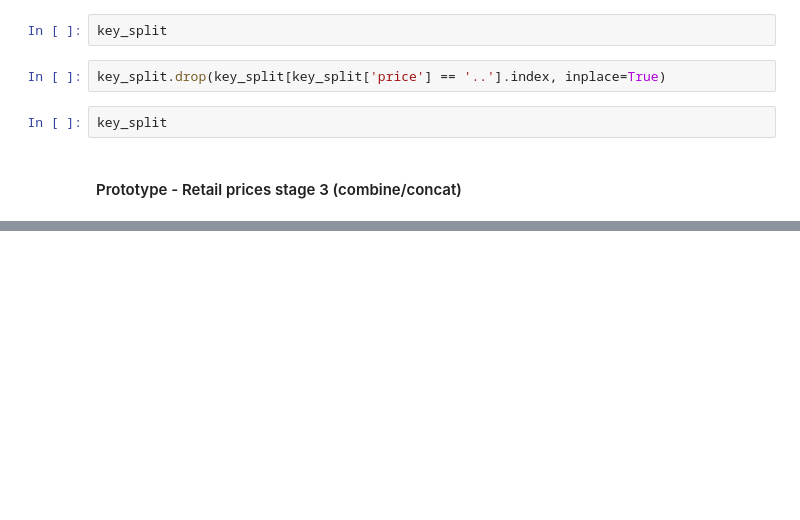
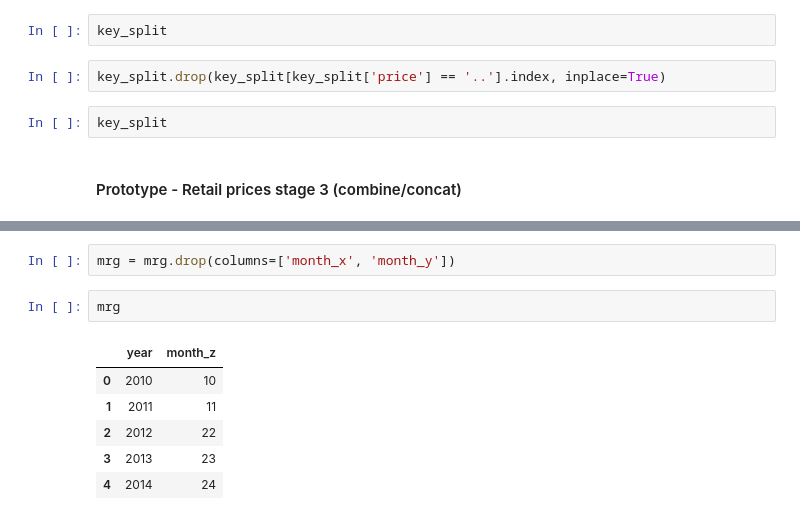
Before and after one commit to emmanresu/Thesis-Keras, a Jupyter notebook: prototype/requests_prototype.ipynb, the cells around one changed output, grey strips where cells are left out. Saved outputs shown, nothing was run; the diff lists cells and outputs as text; blank space fills up the shorter version.

```diff
--- a/prototype/requests_prototype.ipynb
+++ b/prototype/requests_prototype.ipynb
@@ -968,0 +1001,11 @@ key_split
+# %%
+mrg = mrg.drop(columns=['month_x', 'month_y'])
+# %%
+mrg
+# %% [output]
+|  | year | month_z |
+| 0 | 2010 | 10 |
+| 1 | 2011 | 11 |
+| 2 | 2012 | 22 |
+| 3 | 2013 | 23 |
+| 4 | 2014 | 24 |
```
Also changed, not shown: parts of 9 cells of this notebook.
